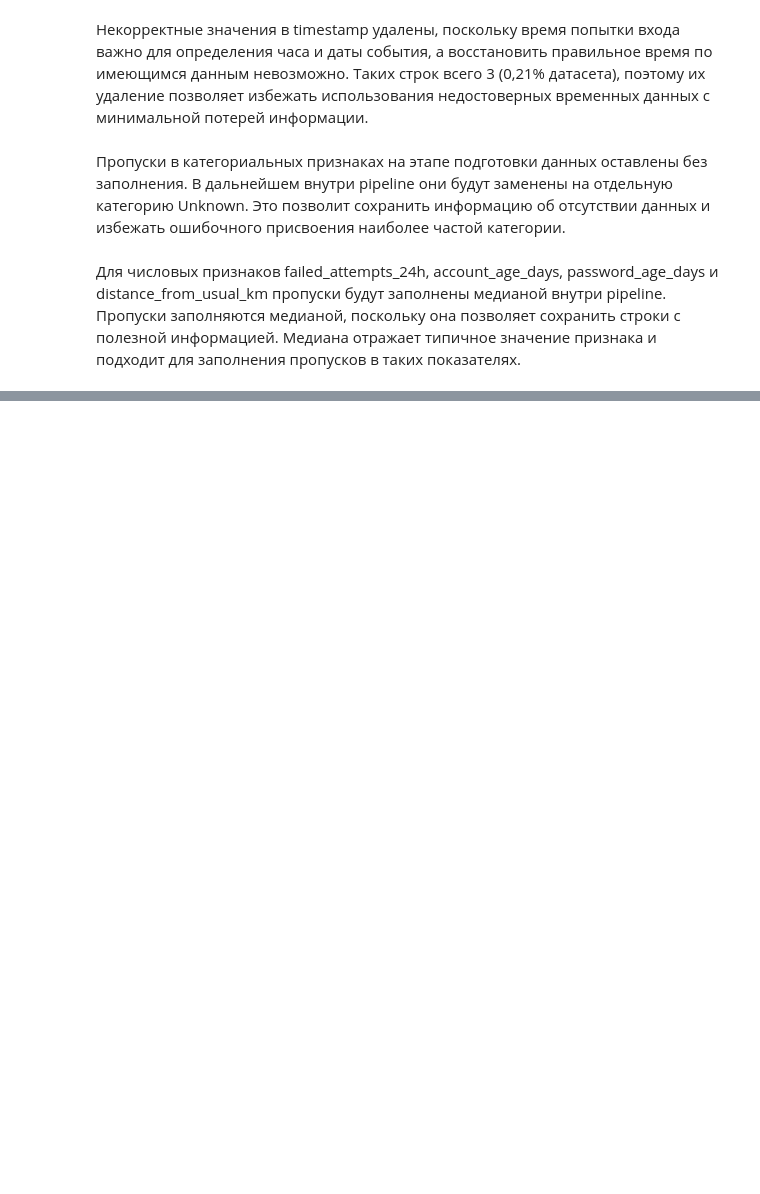
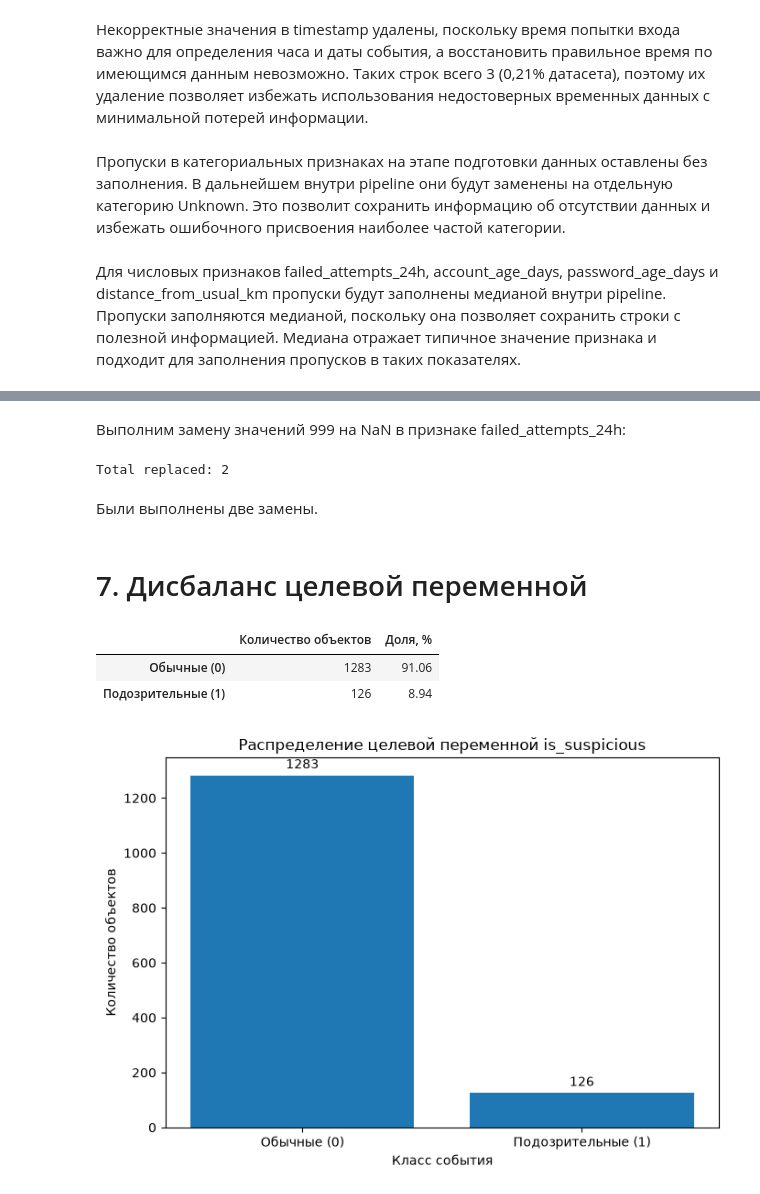
Before and after one commit to icspero/7-semester-AI-Lab1, a Jupyter notebook: lab01.ipynb, the cells around one changed output, grey strips where cells are left out. Saved outputs shown, nothing was run; the diff lists cells and outputs as text; code cells hidden in the pictures; blank space fills up the shorter version.

```diff
--- a/lab01.ipynb
+++ b/lab01.ipynb
@@ -739,0 +1020,53 @@ Total lines: 1427
+# %% [markdown]
+Выполним замену значений 999 на NaN в признаке failed_attempts_24h:
+# %%
+# Считаем сколько значений 999 заменим на NaN
+count = (df['failed_attempts_24h'] == 999).sum()
+
+# Заменяем 999 на NaN
+df.loc[df['failed_attempts_24h'] == 999, 'failed_attempts_24h'] = np.nan
+
+print(f"Total replaced: {count}")
+# %% [output]
+Total replaced: 2
+# %% [markdown]
+Были выполнены две замены.
+# %% [markdown]
+# 7. Дисбаланс целевой переменной
+# %%
+
+# Количество объектов каждого класса
+counts = df['is_suspicious'].value_counts().sort_index()
+
+# Доля каждого класса в процентах
+shares = df['is_suspicious'].value_counts(normalize=True).sort_index() * 100
+
+# Таблица с результатами
+class_stats = pd.DataFrame({
+    'Количество объектов': counts,
+    'Доля, %': shares.round(2)
+})
+
+class_stats.index = ['Обычные (0)', 'Подозрительные (1)']
+display(class_stats)
+# %% [output]
+|  | Количество объектов | Доля, % |
+| Обычные (0) | 1283 | 91.06 |
+| Подозрительные (1) | 126 | 8.94 |
+# %%
+# Подписи классов
+labels = ['Обычные (0)', 'Подозрительные (1)']
+
+plt.figure(figsize=(7, 5))
+bars = plt.bar(labels, counts.values)
+
+# Числовые подписи над столбцами
+plt.bar_label(bars, fmt='%.0f', padding=3)
+
+plt.title('Распределение целевой переменной is_suspicious')
+plt.xlabel('Класс события')
+plt.ylabel('Количество объектов')
+plt.tight_layout()
+plt.show()
+# %% [output]
+[figure, added]
```
Also changed, not shown: parts of 53 cells of this notebook, 1 other file.
